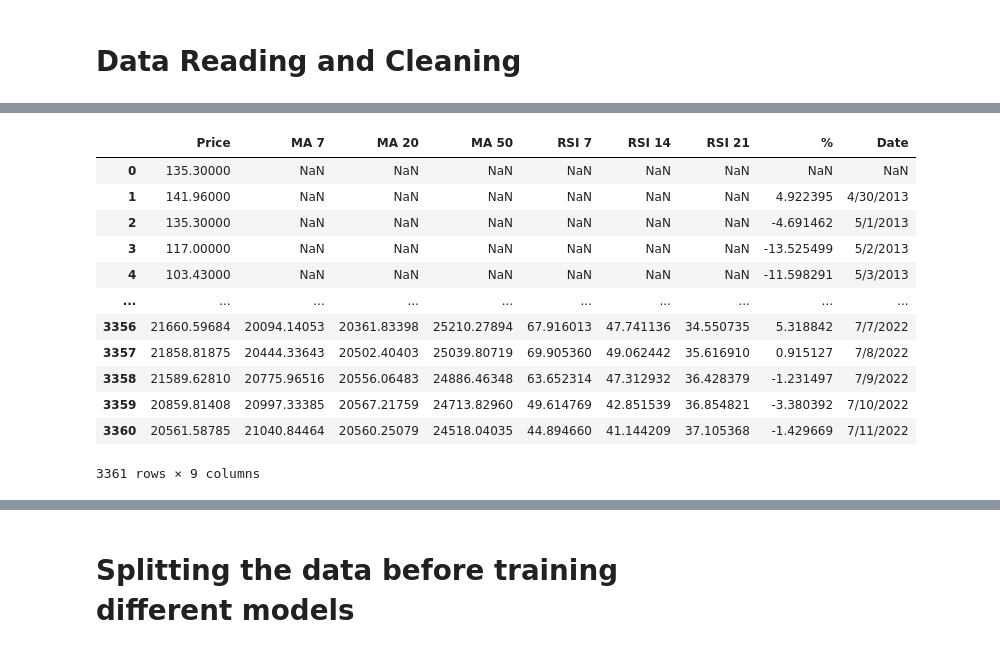
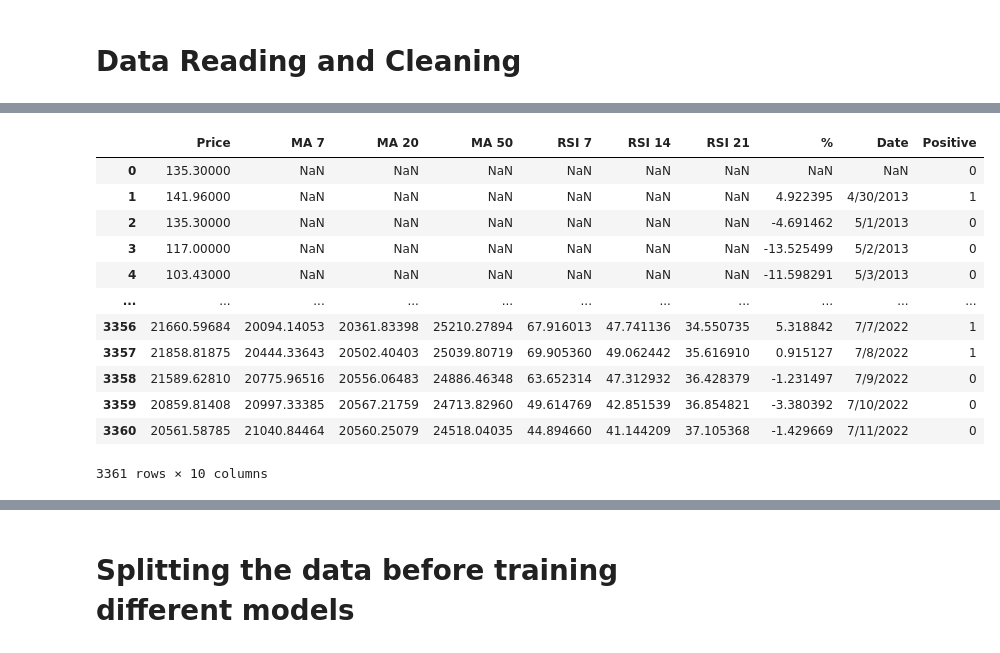
Before and after one commit to Gui-zo/bitcoin-price-prediction, a Jupyter notebook: bitcoin-price-prediction.ipynb, the cells around one changed output, grey strips where cells are left out. Saved outputs shown, nothing was run; the diff lists cells and outputs as text; code cells hidden in the pictures.

```diff
--- a/bitcoin-price-prediction.ipynb
+++ b/bitcoin-price-prediction.ipynb
@@ -30,22 +30,22 @@ Index(['Unnamed: 0', 'Price', 'MA 7', 'MA 20', 'MA 50', 'RSI 7', 'RSI 14',
       dtype='object')
 # %%
 # Dropping columns that are not going to be used:
-df = df.drop(['Unnamed: 0', 'Gain', 'Loss', 'Average Gain (7)', 'Average Loss (7)', 'Average Gain (14)', 'Average Loss (14)', 'Average Gain (21)', 'Average Loss (21)'], axis=1)
+df = df.drop(['Gain', 'Loss', 'Average Gain (7)', 'Average Loss (7)', 'Average Gain (14)', 'Average Loss (14)', 'Average Gain (21)', 'Average Loss (21)'], axis=1)
 df
 # %% [output]
-|  | Price | MA 7 | MA 20 | MA 50 | RSI 7 | RSI 14 | RSI 21 | % | Date |
-| 0 | 135.30000 | NaN | NaN | NaN | NaN | NaN | NaN | NaN | NaN |
-| 1 | 141.96000 | NaN | NaN | NaN | NaN | NaN | NaN | 4.922395 | 4/30/2013 |
-| 2 | 135.30000 | NaN | NaN | NaN | NaN | NaN | NaN | -4.691462 | 5/1/2013 |
-| 3 | 117.00000 | NaN | NaN | NaN | NaN | NaN | NaN | -13.525499 | 5/2/2013 |
-| 4 | 103.43000 | NaN | NaN | NaN | NaN | NaN | NaN | -11.598291 | 5/3/2013 |
-| ... | ... | ... | ... | ... | ... | ... | ... | ... | ... |
-| 3356 | 21660.59684 | 20094.14053 | 20361.83398 | 25210.27894 | 67.916013 | 47.741136 | 34.550735 | 5.318842 | 7/7/2022 |
-| 3357 | 21858.81875 | 20444.33643 | 20502.40403 | 25039.80719 | 69.905360 | 49.062442 | 35.616910 | 0.915127 | 7/8/2022 |
-| 3358 | 21589.62810 | 20775.96516 | 20556.06483 | 24886.46348 | 63.652314 | 47.312932 | 36.428379 | -1.231497 | 7/9/2022 |
-| 3359 | 20859.81408 | 20997.33385 | 20567.21759 | 24713.82960 | 49.614769 | 42.851539 | 36.854821 | -3.380392 | 7/10/2022 |
-| 3360 | 20561.58785 | 21040.84464 | 20560.25079 | 24518.04035 | 44.894660 | 41.144209 | 37.105368 | -1.429669 | 7/11/2022 |
+|  | Price | MA 7 | MA 20 | MA 50 | RSI 7 | RSI 14 | RSI 21 | % | Date | Positive |
+| 0 | 135.30000 | NaN | NaN | NaN | NaN | NaN | NaN | NaN | NaN | 0 |
+| 1 | 141.96000 | NaN | NaN | NaN | NaN | NaN | NaN | 4.922395 | 4/30/2013 | 1 |
+| 2 | 135.30000 | NaN | NaN | NaN | NaN | NaN | NaN | -4.691462 | 5/1/2013 | 0 |
+| 3 | 117.00000 | NaN | NaN | NaN | NaN | NaN | NaN | -13.525499 | 5/2/2013 | 0 |
+| 4 | 103.43000 | NaN | NaN | NaN | NaN | NaN | NaN | -11.598291 | 5/3/2013 | 0 |
+| ... | ... | ... | ... | ... | ... | ... | ... | ... | ... | ... |
+| 3356 | 21660.59684 | 20094.14053 | 20361.83398 | 25210.27894 | 67.916013 | 47.741136 | 34.550735 | 5.318842 | 7/7/2022 | 1 |
+| 3357 | 21858.81875 | 20444.33643 | 20502.40403 | 25039.80719 | 69.905360 | 49.062442 | 35.616910 | 0.915127 | 7/8/2022 | 1 |
+| 3358 | 21589.62810 | 20775.96516 | 20556.06483 | 24886.46348 | 63.652314 | 47.312932 | 36.428379 | -1.231497 | 7/9/2022 | 0 |
+| 3359 | 20859.81408 | 20997.33385 | 20567.21759 | 24713.82960 | 49.614769 | 42.851539 | 36.854821 | -3.380392 | 7/10/2022 | 0 |
+| 3360 | 20561.58785 | 21040.84464 | 20560.25079 | 24518.04035 | 44.894660 | 41.144209 | 37.105368 | -1.429669 | 7/11/2022 | 0 |
-3361 rows × 9 columns
+3361 rows × 10 columns
 # %%
 # Dropping the rows with NaN (1.5% of data because the calculation of MA 50 can only begin after the 50th entry)
 df = df.dropna(axis=0)
```
Also changed, not shown: parts of 31 cells of this notebook.
